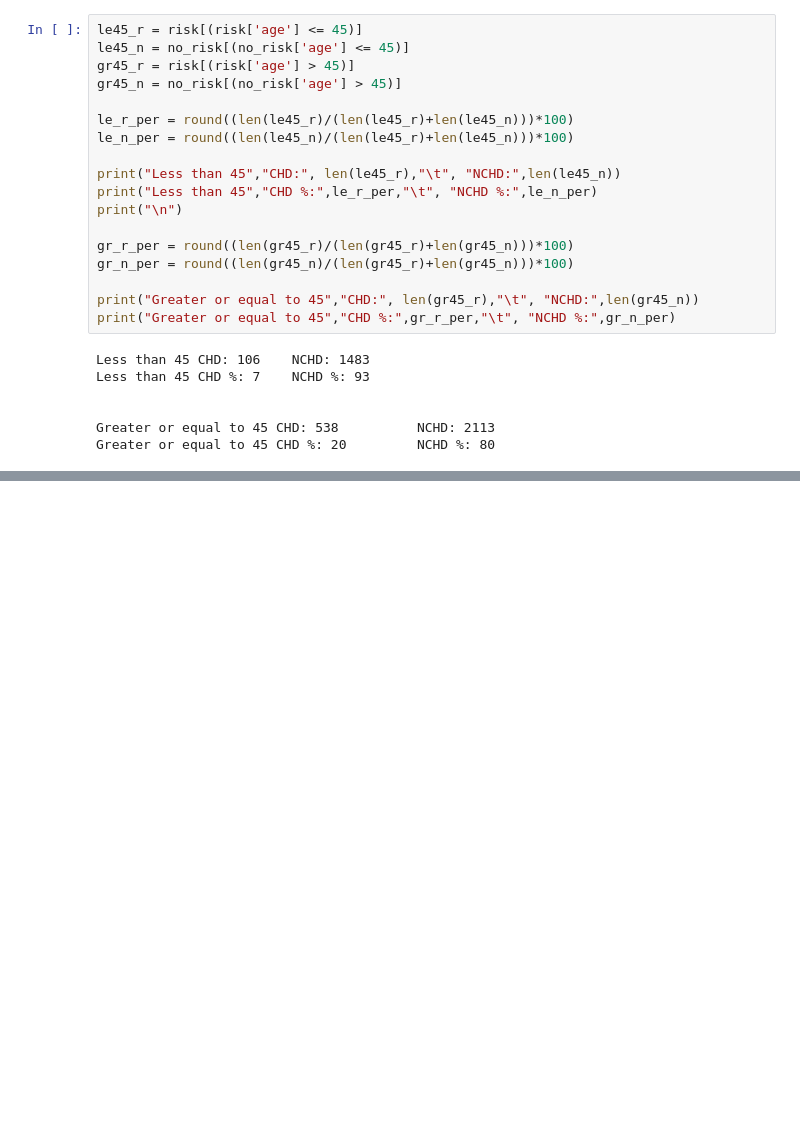
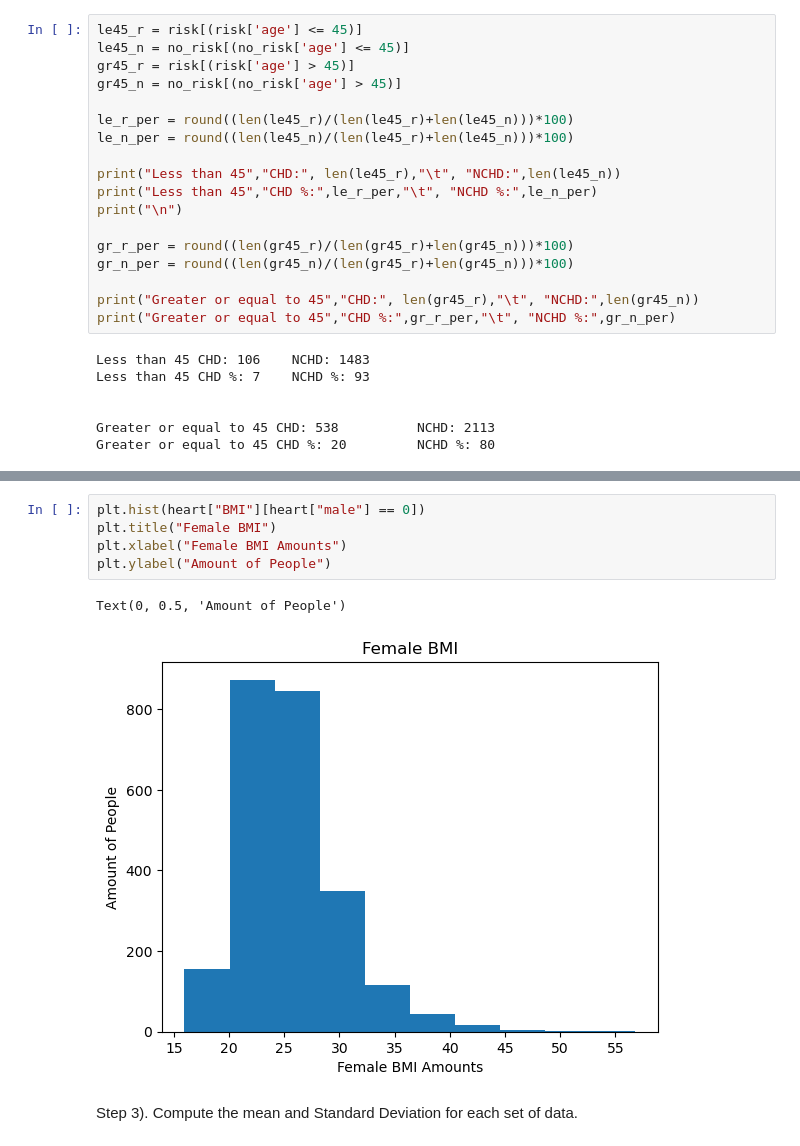
Before and after one commit to BriA827/data_analysis, a Jupyter notebook: framingham-heart-study.ipynb, the cells around one changed output, grey strips where cells are left out. Cells and saved outputs as stored; diff of their text form; blank space fills up the shorter version.

```diff
--- a/framingham-heart-study.ipynb
+++ b/framingham-heart-study.ipynb
@@ -217,0 +232,10 @@ four_cha = num_per(risk, no_risk, "education", 4)
+# %%
+plt.hist(heart["BMI"][heart["male"] == 0])
+plt.title("Female BMI")
+plt.xlabel("Female BMI Amounts")
+plt.ylabel("Amount of People")
+# %% [output]
+Text(0, 0.5, 'Amount of People')
+[figure, added]
+# %% [markdown]
+Step 3). Compute the mean and Standard Deviation for each set of data.
```
Also changed, not shown: parts of 11 cells of this notebook.
